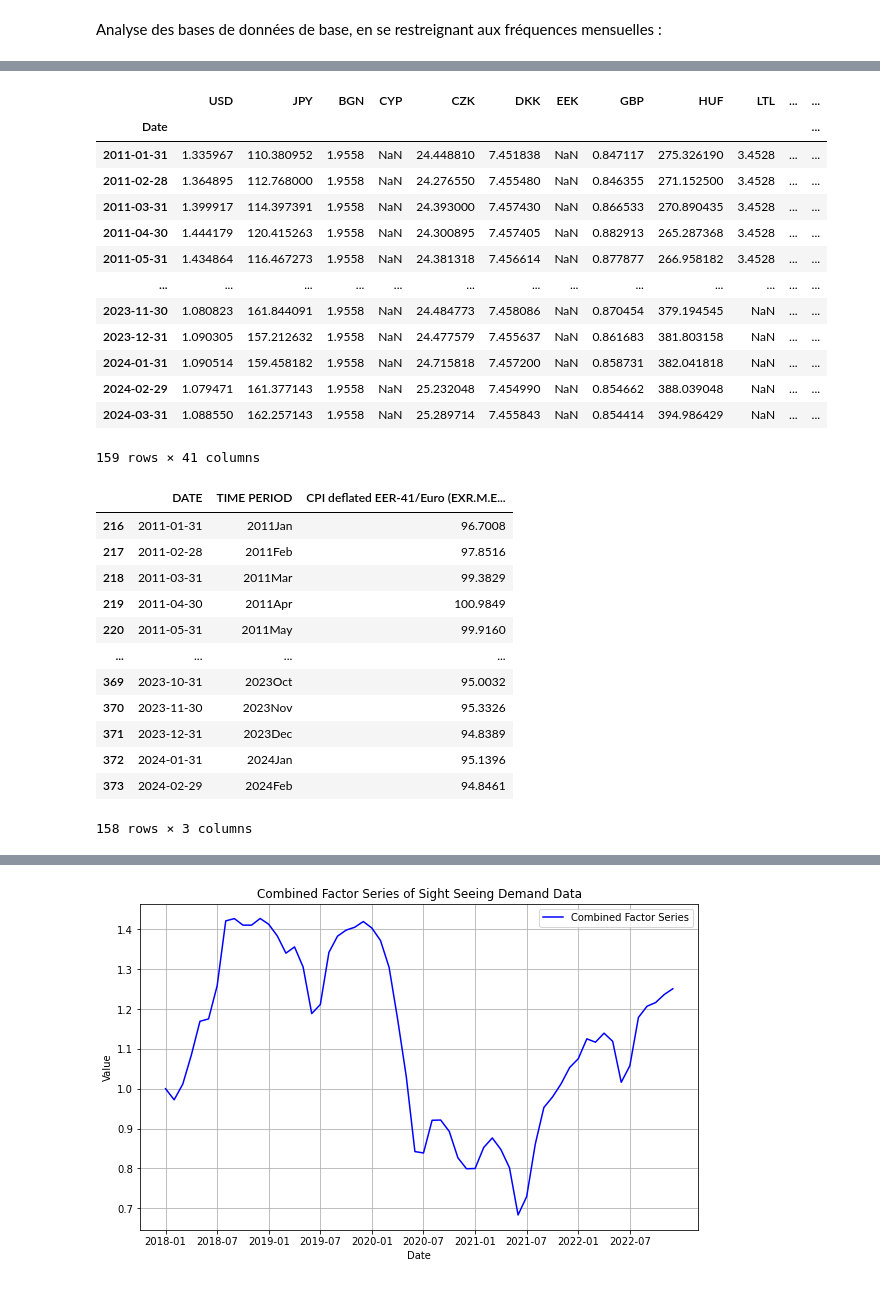
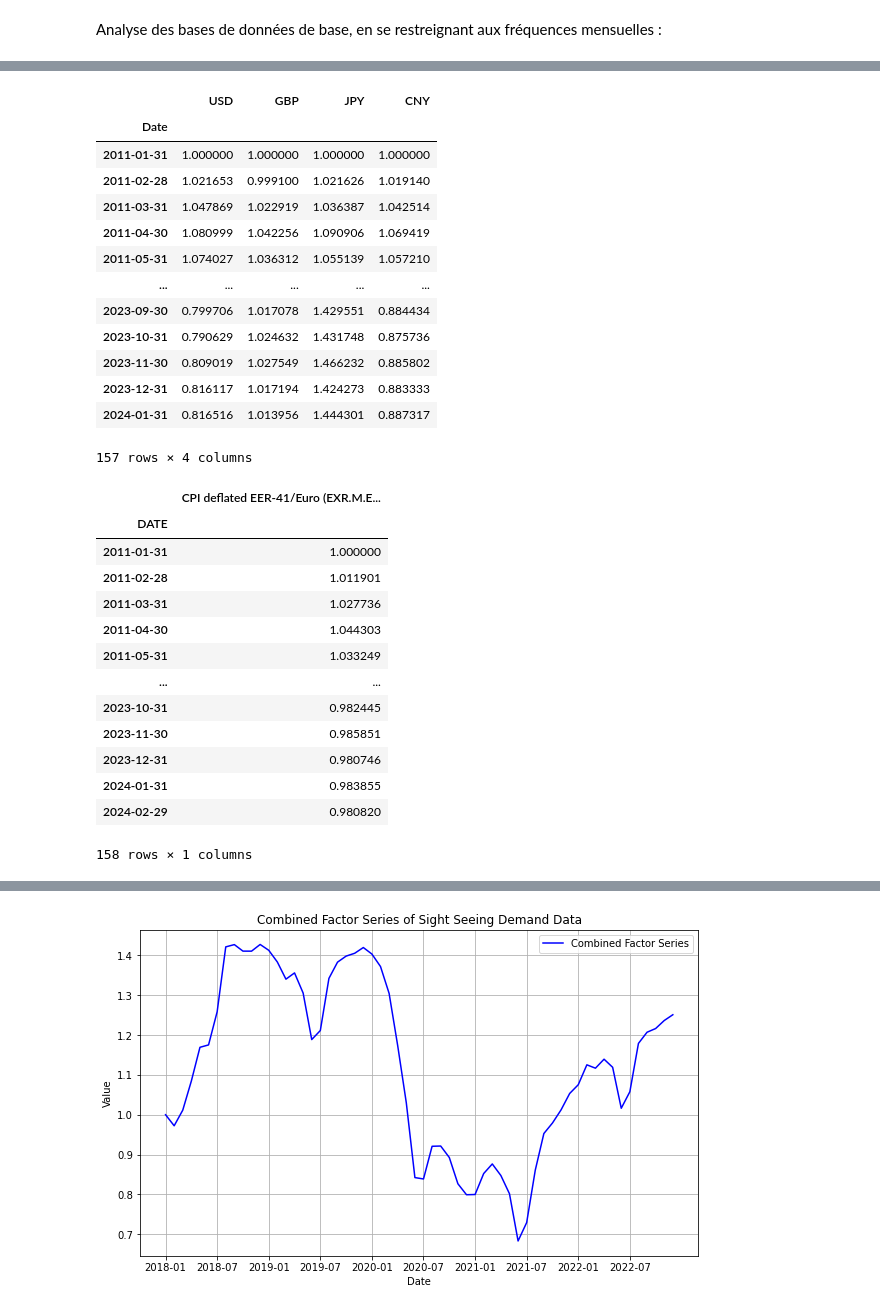
Before and after one commit to Laveine-v2/MODS206-DFM, a Jupyter notebook: Data_analysis.ipynb, the cells around one changed output, grey strips where cells are left out. Drawn from its saved outputs; the diff is of its cells as text; code cells hidden in the pictures.

```diff
--- a/Data_analysis.ipynb
+++ b/Data_analysis.ipynb
@@ -120,48 +124,60 @@ overnight_stays_df_t
 157 rows × 39 columns
 # %%
 # Cleaning exchange rate data
-change_rate_pd=pd.read_csv('databases/euro change rates.csv',sep=',')
+change_rate_pd = pd.read_csv('databases/euro change rates.csv', sep=',')
 
 change_rate_pd['Date'] = pd.to_datetime(change_rate_pd['Date'])
 
-change_rate_pd=change_rate_pd[change_rate_pd['Date']>"2010-12-31"]
+change_rate_pd = change_rate_pd[change_rate_pd['Date'] > "2010-12-31"]
+change_rate_pd = change_rate_pd[change_rate_pd['Date'] < "2024-01-31"]
 change_rate_pd.drop(columns=['Unnamed: 42'], inplace=True)
 
-change_rate_pd = change_rate_pd.resample('M', on='Date').mean()
+change_rate_pd.set_index('Date', inplace=True)
+
+change_rate_pd = change_rate_pd.resample('M').mean()
+
+change_rate_pd = change_rate_pd[['USD', 'GBP', 'JPY', 'CNY']]
+change_rate_pd = change_rate_pd / change_rate_pd.iloc[0]
 
 change_rate_pd
 # %% [output]
-|  | USD | JPY | BGN | CYP | CZK | DKK | EEK | GBP | HUF | LTL | ... | ... |
-| Date |  |  |  |  |  |  |  |  |  |  |  | ... |
-| 2011-01-31 | 1.335967 | 110.380952 | 1.9558 | NaN | 24.448810 | 7.451838 | NaN | 0.847117 | 275.326190 | 3.4528 | ... | ... |
-| 2011-02-28 | 1.364895 | 112.768000 | 1.9558 | NaN | 24.276550 | 7.455480 | NaN | 0.846355 | 271.152500 | 3.4528 | ... | ... |
-| 2011-03-31 | 1.399917 | 114.397391 | 1.9558 | NaN | 24.393000 | 7.457430 | NaN | 0.866533 | 270.890435 | 3.4528 | ... | ... |
-| 2011-04-30 | 1.444179 | 120.415263 | 1.9558 | NaN | 24.300895 | 7.457405 | NaN | 0.882913 | 265.287368 | 3.4528 | ... | ... |
-| 2011-05-31 | 1.434864 | 116.467273 | 1.9558 | NaN | 24.381318 | 7.456614 | NaN | 0.877877 | 266.958182 | 3.4528 | ... | ... |
-| ... | ... | ... | ... | ... | ... | ... | ... | ... | ... | ... | ... | ... |
-| 2023-11-30 | 1.080823 | 161.844091 | 1.9558 | NaN | 24.484773 | 7.458086 | NaN | 0.870454 | 379.194545 | NaN | ... | ... |
-| 2023-12-31 | 1.090305 | 157.212632 | 1.9558 | NaN | 24.477579 | 7.455637 | NaN | 0.861683 | 381.803158 | NaN | ... | ... |
-| 2024-01-31 | 1.090514 | 159.458182 | 1.9558 | NaN | 24.715818 | 7.457200 | NaN | 0.858731 | 382.041818 | NaN | ... | ... |
-| 2024-02-29 | 1.079471 | 161.377143 | 1.9558 | NaN | 25.232048 | 7.454990 | NaN | 0.854662 | 388.039048 | NaN | ... | ... |
-| 2024-03-31 | 1.088550 | 162.257143 | 1.9558 | NaN | 25.289714 | 7.455843 | NaN | 0.854414 | 394.986429 | NaN | ... | ... |
+|  | USD | GBP | JPY | CNY |
+| Date |  |  |  |  |
+| 2011-01-31 | 1.000000 | 1.000000 | 1.000000 | 1.000000 |
+| 2011-02-28 | 1.021653 | 0.999100 | 1.021626 | 1.019140 |
+| 2011-03-31 | 1.047869 | 1.022919 | 1.036387 | 1.042514 |
+| 2011-04-30 | 1.080999 | 1.042256 | 1.090906 | 1.069419 |
+| 2011-05-31 | 1.074027 | 1.036312 | 1.055139 | 1.057210 |
+| ... | ... | ... | ... | ... |
+| 2023-09-30 | 0.799706 | 1.017078 | 1.429551 | 0.884434 |
+| 2023-10-31 | 0.790629 | 1.024632 | 1.431748 | 0.875736 |
+| 2023-11-30 | 0.809019 | 1.027549 | 1.466232 | 0.885802 |
+| 2023-12-31 | 0.816117 | 1.017194 | 1.424273 | 0.883333 |
+| 2024-01-31 | 0.816516 | 1.013956 | 1.444301 | 0.887317 |
-159 rows × 41 columns
+157 rows × 4 columns
 # %%
-# Cleaning cpi index data
-cpi_index_df=pd.read_csv("databases/CPI deflated EER-41Euro.csv",sep=',')
-pd.to_datetime(cpi_index_df['DATE'])
-cpi_index_df=cpi_index_df[cpi_index_df['DATE']>"2010-12-31"]
+
+# Load CPI index data
+cpi_index_df = pd.read_csv("databases/CPI deflated EER-41Euro.csv", sep=',')
+cpi_index_df['DATE'] = pd.to_datetime(cpi_index_df['DATE'])
+cpi_index_df.set_index('DATE', inplace=True)
+cpi_index_df = cpi_index_df[cpi_index_df.index > "2010-12-31"]
+cpi_index_df = cpi_index_df[['CPI deflated EER-41/Euro (EXR.M.E03.EUR.ERC0.A)']]
+
+cpi_index_df = cpi_index_df / cpi_index_df.iloc[0]
 cpi_index_df
 # %% [output]
-|  | DATE | TIME PERIOD | CPI deflated EER-41/Euro (EXR.M.E... |
-| 216 | 2011-01-31 | 2011Jan | 96.7008 |
-| 217 | 2011-02-28 | 2011Feb | 97.8516 |
-| 218 | 2011-03-31 | 2011Mar | 99.3829 |
-| 219 | 2011-04-30 | 2011Apr | 100.9849 |
-| 220 | 2011-05-31 | 2011May | 99.9160 |
-| ... | ... | ... | ... |
-| 369 | 2023-10-31 | 2023Oct | 95.0032 |
-| 370 | 2023-11-30 | 2023Nov | 95.3326 |
-| 371 | 2023-12-31 | 2023Dec | 94.8389 |
-| 372 | 2024-01-31 | 2024Jan | 95.1396 |
-| 373 | 2024-02-29 | 2024Feb | 94.8461 |
+|  | CPI deflated EER-41/Euro (EXR.M.E... |
+| DATE |  |
+| 2011-01-31 | 1.000000 |
+| 2011-02-28 | 1.011901 |
+| 2011-03-31 | 1.027736 |
+| 2011-04-30 | 1.044303 |
+| 2011-05-31 | 1.033249 |
+| ... | ... |
+| 2023-10-31 | 0.982445 |
+| 2023-11-30 | 0.985851 |
+| 2023-12-31 | 0.980746 |
+| 2024-01-31 | 0.983855 |
+| 2024-02-29 | 0.980820 |
-158 rows × 3 columns
+158 rows × 1 columns
```
Also changed, not shown: parts of 6 cells of this notebook.
